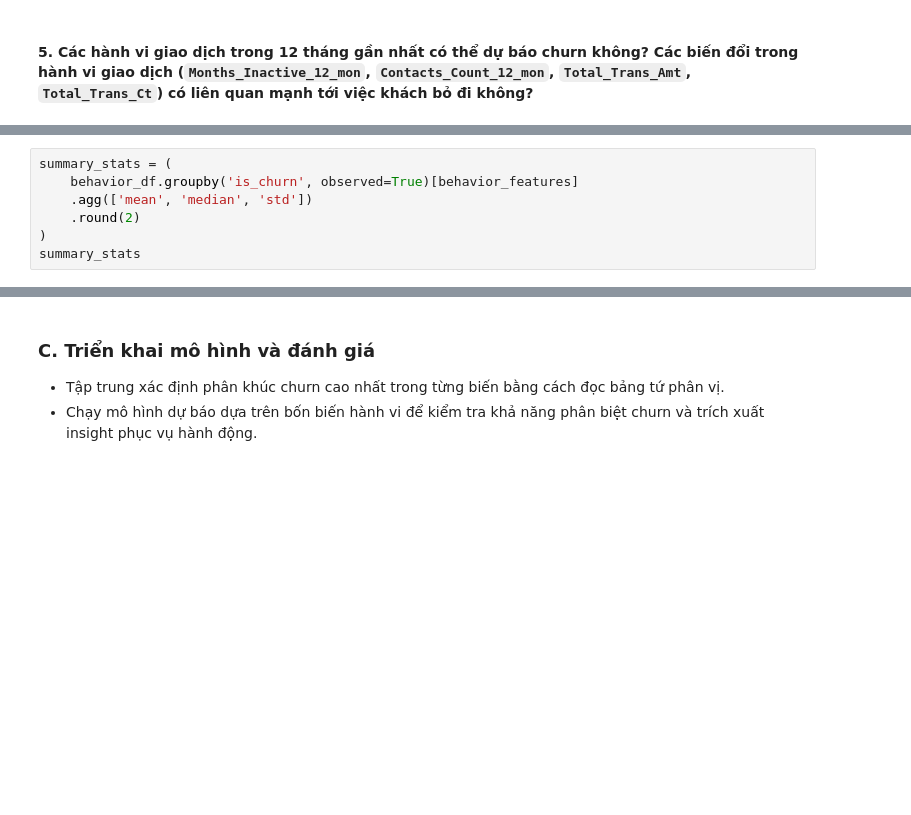
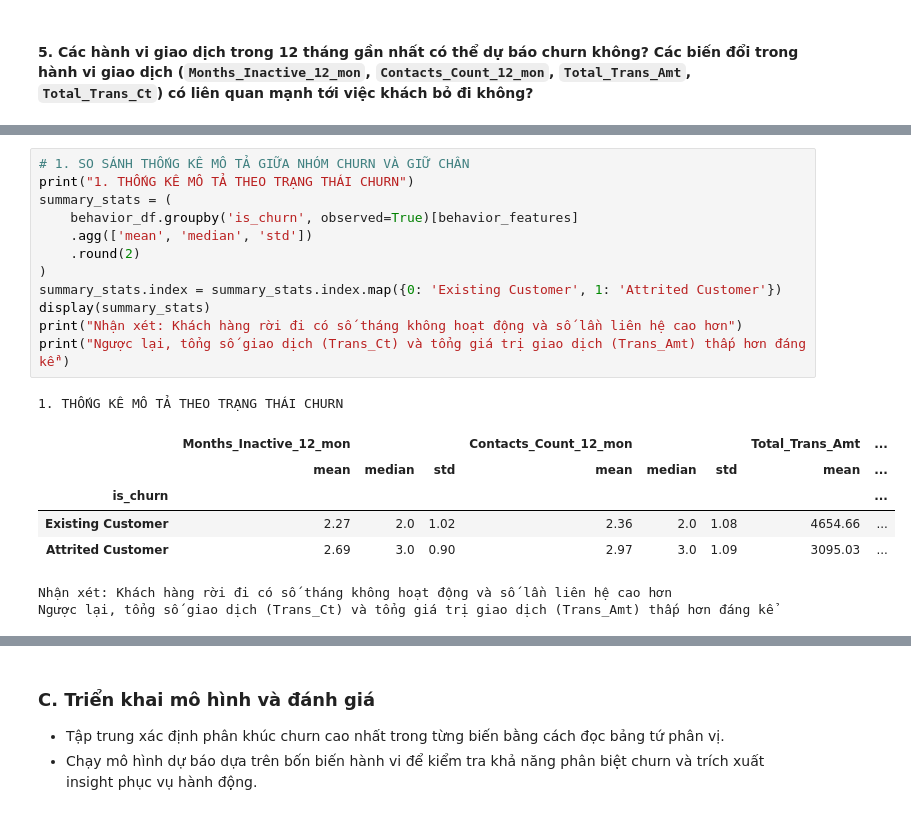
Before and after one commit to Khoa-Neee/P4DS_Final-Project, a Jupyter notebook: main.ipynb, the cells around one changed output, grey strips where cells are left out. Saved outputs shown, nothing was run; the diff lists cells and outputs as text; blank space fills up the shorter version.

```diff
--- a/main.ipynb
+++ b/main.ipynb
@@ -1195,10 +1459,24 @@ behavior_df[behavior_features + ['is_churn']].head()
 # %%
+# 1. SO SÁNH THỐNG KÊ MÔ TẢ GIỮA NHÓM CHURN VÀ GIỮ CHÂN
+print("1. THỐNG KÊ MÔ TẢ THEO TRẠNG THÁI CHURN")
 summary_stats = (
     behavior_df.groupby('is_churn', observed=True)[behavior_features]
     .agg(['mean', 'median', 'std'])
     .round(2)
 )
-summary_stats
+summary_stats.index = summary_stats.index.map({0: 'Existing Customer', 1: 'Attrited Customer'})
+display(summary_stats)
+print("Nhận xét: Khách hàng rời đi có số tháng không hoạt động và số lần liên hệ cao hơn")
+print("Ngược lại, tổng số giao dịch (Trans_Ct) và tổng giá trị giao dịch (Trans_Amt) thấp hơn đáng kể")
+# %% [output]
+1. THỐNG KÊ MÔ TẢ THEO TRẠNG THÁI CHURN
+|  | Months_Inactive_12_mon |  |  | Contacts_Count_12_mon |  |  | Total_Trans_Amt | ... |
+|  | mean | median | std | mean | median | std | mean | ... |
+| is_churn |  |  |  |  |  |  |  | ... |
+| Existing Customer | 2.27 | 2.0 | 1.02 | 2.36 | 2.0 | 1.08 | 4654.66 | ... |
+| Attrited Customer | 2.69 | 3.0 | 0.90 | 2.97 | 3.0 | 1.09 | 3095.03 | ... |
+Nhận xét: Khách hàng rời đi có số tháng không hoạt động và số lần liên hệ cao hơn
+Ngược lại, tổng số giao dịch (Trans_Ct) và tổng giá trị giao dịch (Trans_Amt) thấp hơn đáng kể
 # %%
 plot_df = behavior_df.assign(
     churn_label=behavior_df['is_churn'].map({0: 'Existing', 1: 'Attrited'})
```
Also changed, not shown: parts of 45 cells of this notebook.
